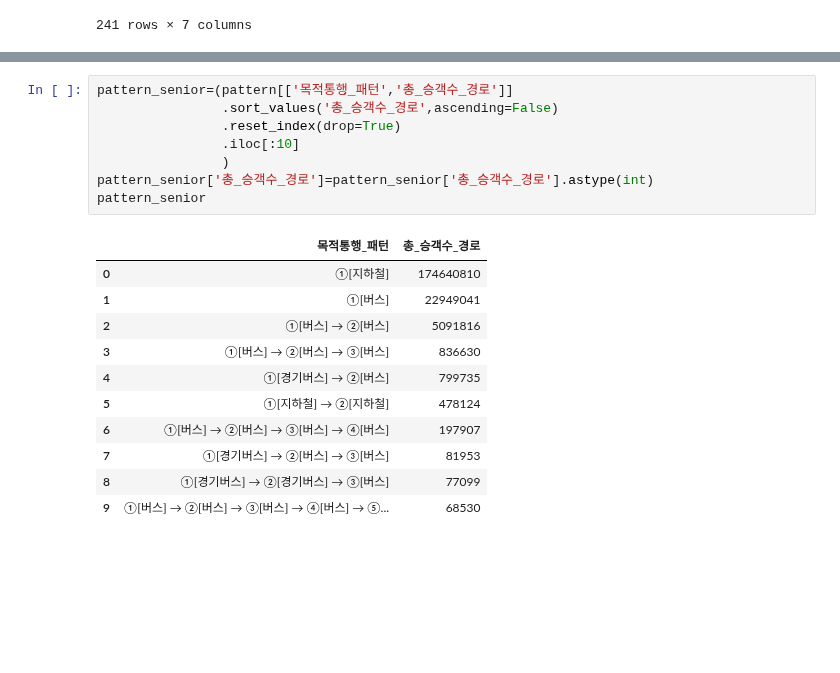
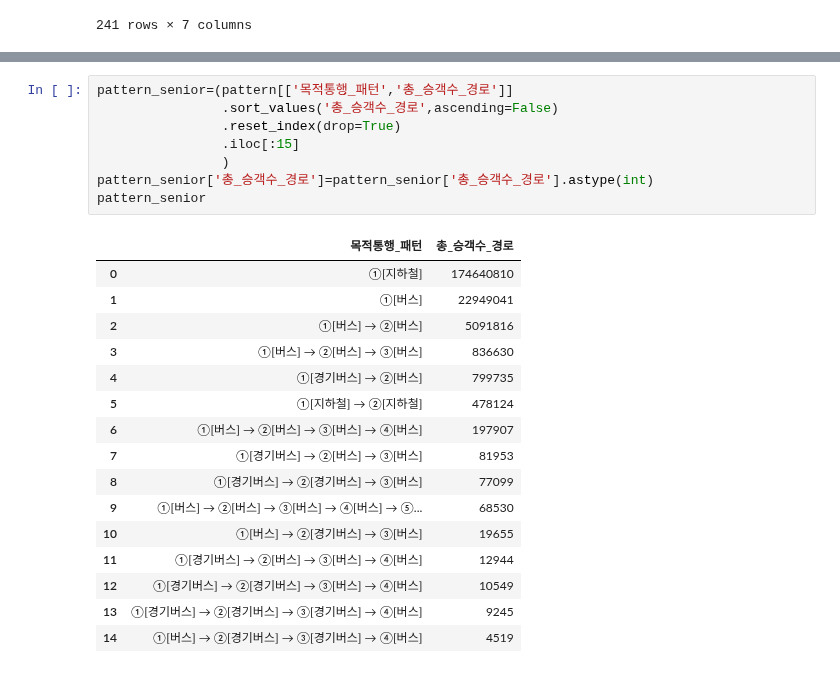
Before and after one commit to lg960214/DACON_Seoul_6, a Jupyter notebook: user_pattern_Top10.ipynb, the cells around one changed output, grey strips where cells are left out. Saved outputs shown, nothing was run; the diff lists cells and outputs as text; blank space fills up the shorter version.

```diff
--- a/user_pattern_Top10.ipynb
+++ b/user_pattern_Top10.ipynb
@@ -91,20 +133,25 @@ pattern_regular
 # %%
 pattern_senior=(pattern[['목적통행_패턴','총_승객수_경로']]
                 .sort_values('총_승객수_경로',ascending=False)
                 .reset_index(drop=True)
-                .iloc[:10]
+                .iloc[:15]
                 )
 pattern_senior['총_승객수_경로']=pattern_senior['총_승객수_경로'].astype(int)
 pattern_senior
 # %% [output]
 |  | 목적통행_패턴 | 총_승객수_경로 |
 | 0 | ①[지하철] | 174640810 |
 | 1 | ①[버스] | 22949041 |
 | 2 | ①[버스] → ②[버스] | 5091816 |
 | 3 | ①[버스] → ②[버스] → ③[버스] | 836630 |
 | 4 | ①[경기버스] → ②[버스] | 799735 |
 | 5 | ①[지하철] → ②[지하철] | 478124 |
 | 6 | ①[버스] → ②[버스] → ③[버스] → ④[버스] | 197907 |
 | 7 | ①[경기버스] → ②[버스] → ③[버스] | 81953 |
 | 8 | ①[경기버스] → ②[경기버스] → ③[버스] | 77099 |
 | 9 | ①[버스] → ②[버스] → ③[버스] → ④[버스] → ⑤... | 68530 |
+| 10 | ①[버스] → ②[경기버스] → ③[버스] | 19655 |
+| 11 | ①[경기버스] → ②[버스] → ③[버스] → ④[버스] | 12944 |
+| 12 | ①[경기버스] → ②[경기버스] → ③[버스] → ④[버스] | 10549 |
+| 13 | ①[경기버스] → ②[경기버스] → ③[경기버스] → ④[버스] | 9245 |
+| 14 | ①[버스] → ②[경기버스] → ③[경기버스] → ④[버스] | 4519 |
```
Also changed, not shown: parts of 5 cells of this notebook.
